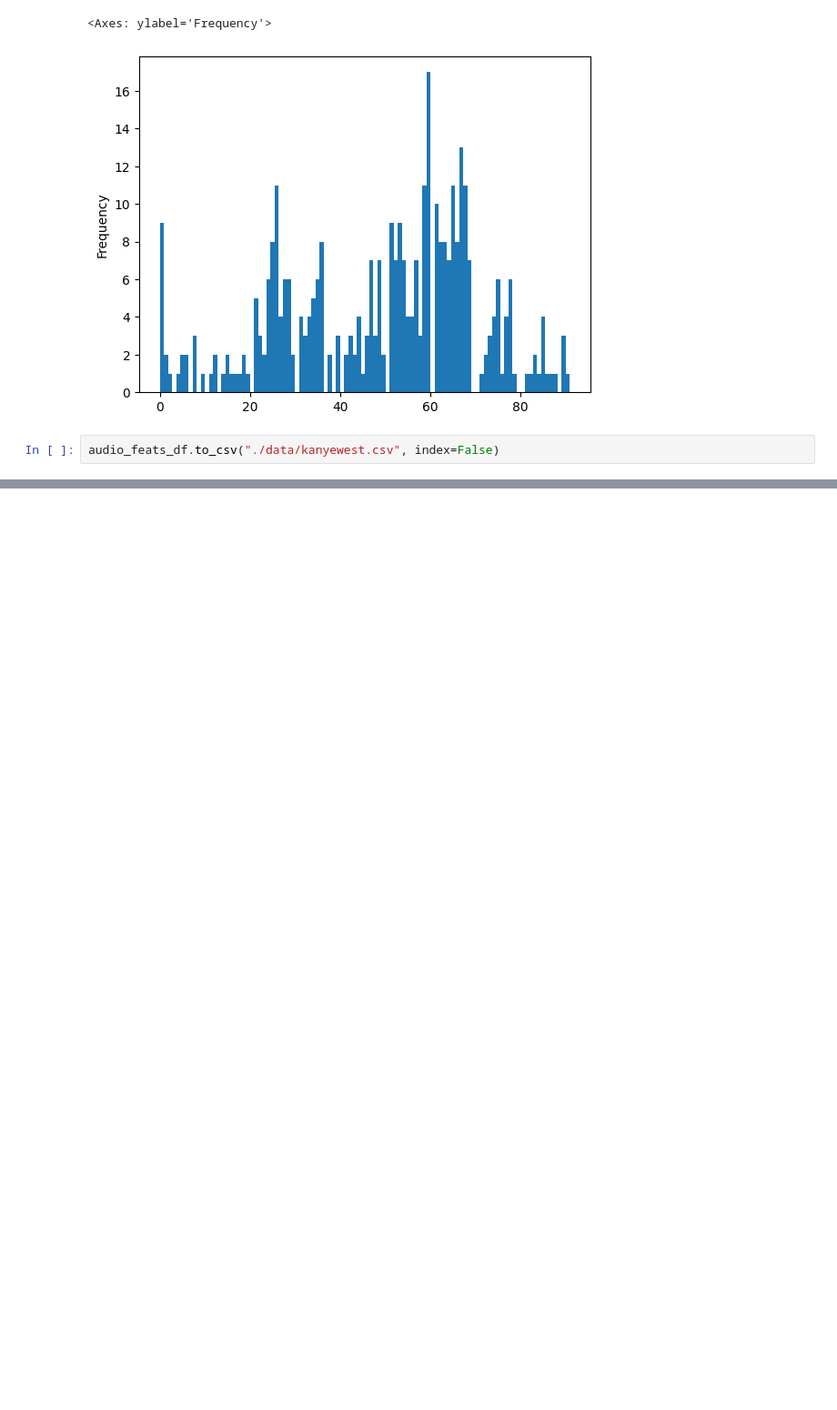
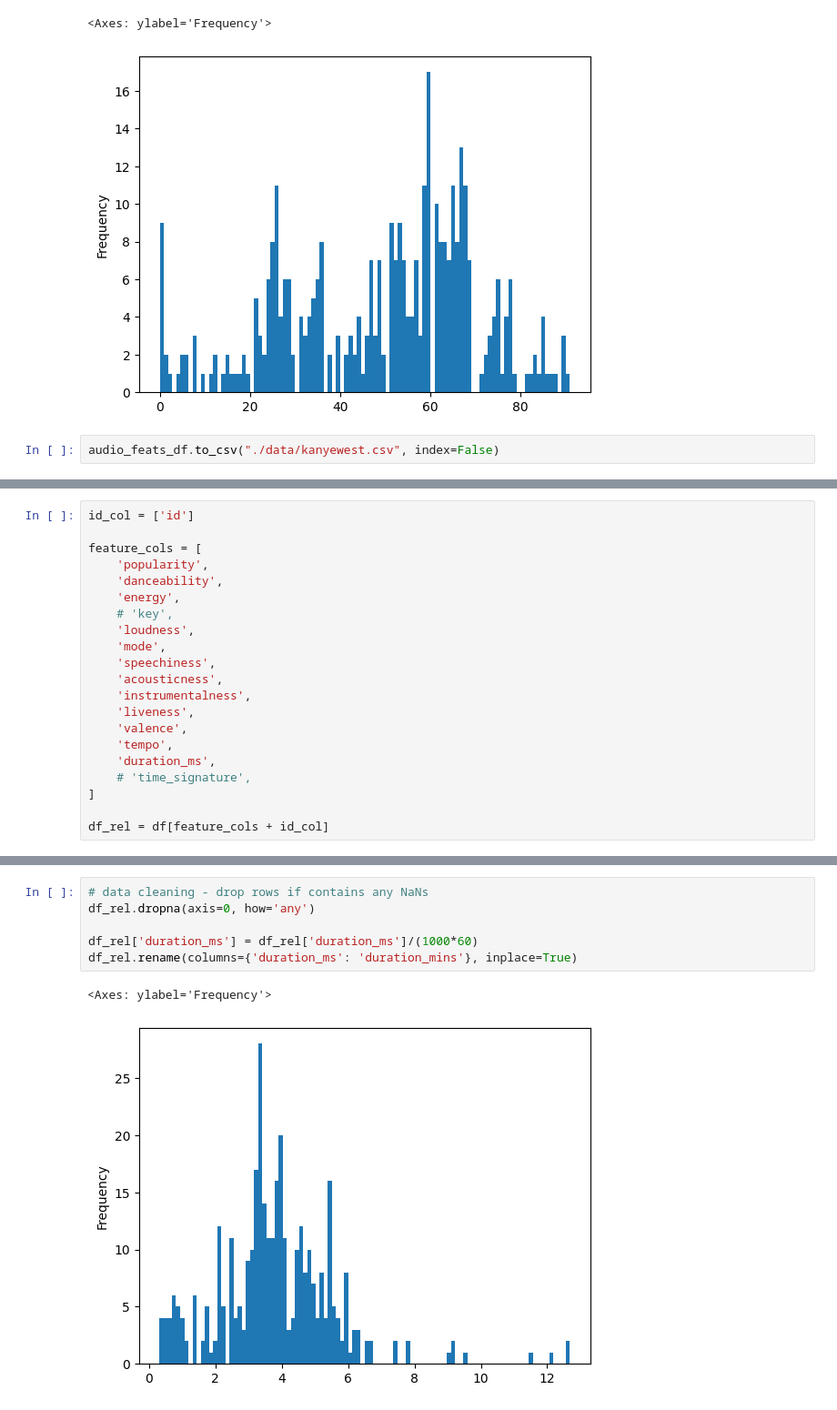
Before and after one commit to oms26/convexp_spotify, a Jupyter notebook: test.ipynb, the cells around one changed output, grey strips where cells are left out. Shown: that part at 91% size. Saved outputs shown, nothing was run; the diff lists cells and outputs as text; blank space fills up the shorter version.

```diff
--- a/test.ipynb
+++ b/test.ipynb
@@ -141,0 +132,21 @@ df
+# %%
+id_col = ['id']
+
+feature_cols = [
+    'popularity',
+    'danceability',
+    'energy',
+    # 'key',
+    'loudness',
+    'mode',
+    'speechiness',
+    'acousticness',
+    'instrumentalness',
+    'liveness',
+    'valence',
+    'tempo',
+    'duration_ms',
+    # 'time_signature',
+]
+
+df_rel = df[feature_cols + id_col]
@@ -141,0 +171,9 @@ df
+# %%
+# data cleaning - drop rows if contains any NaNs
+df_rel.dropna(axis=0, how='any')
+
+df_rel['duration_ms'] = df_rel['duration_ms']/(1000*60)
+df_rel.rename(columns={'duration_ms': 'duration_mins'}, inplace=True)
+# %% [output]
+<Axes: ylabel='Frequency'>
+[figure, added]
```
Also changed, not shown: parts of 8 cells of this notebook, 1 other file.
